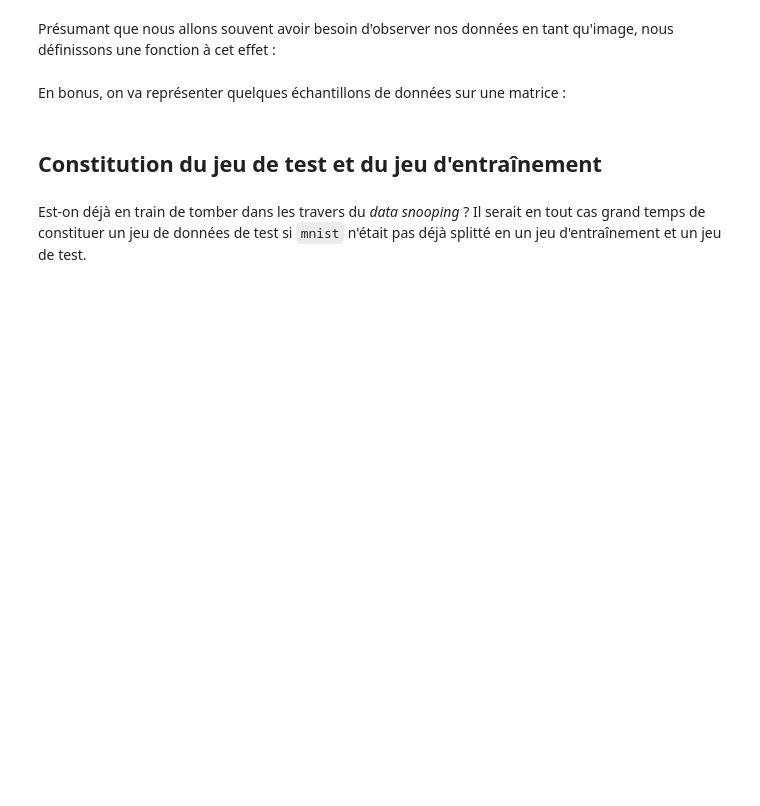
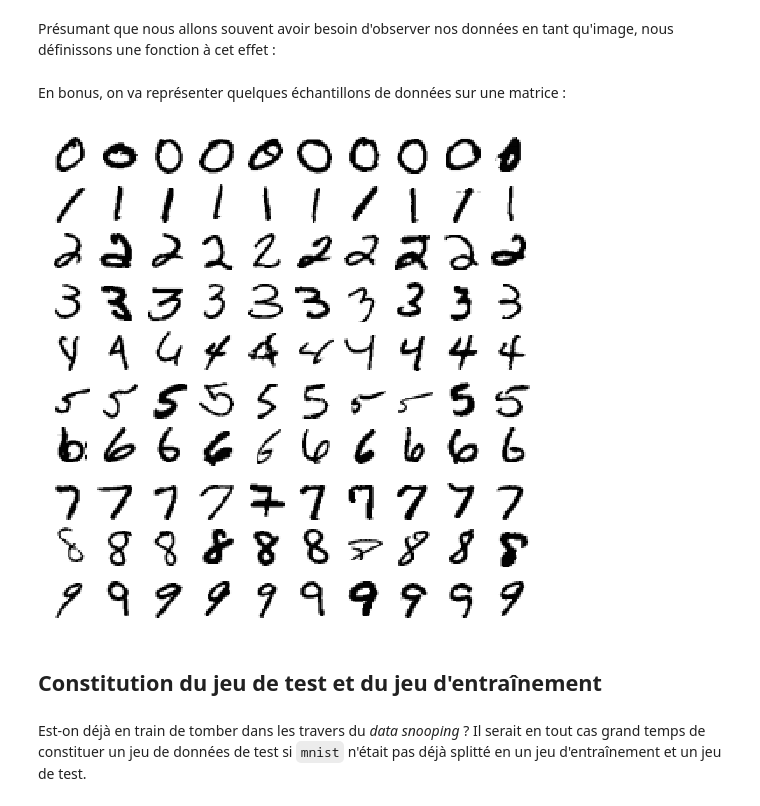
Before and after one commit to Cedric-M/Machine-Learning, a Jupyter notebook: WS 3.1 - Machine Learning.ipynb, the cells around one changed output. Cells and saved outputs as stored; diff of their text form; code cells hidden in the pictures; blank space fills up the shorter version.

```diff
--- a/WS 3.1 - Machine Learning.ipynb
+++ b/WS 3.1 - Machine Learning.ipynb
@@ -138,9 +178,11 @@ def plot_digits(instances, images_per_row=10, **options):
 # %%
 plt.figure(figsize=(9,9))
 example_images = np.r_[X[:12000:600], X[13000:30600:600], X[30600:60000:590]]
 plot_digits(example_images, images_per_row=10)
-save_fig("more_digits_plot")
+#save_fig("more_digits_plot")
 plt.show()
+# %% [output]
+[figure, added]
 # %% [markdown]
 ## Constitution du jeu de test et du jeu d'entraînement
 # %% [markdown]
```
Also changed, not shown: parts of 35 cells of this notebook.
